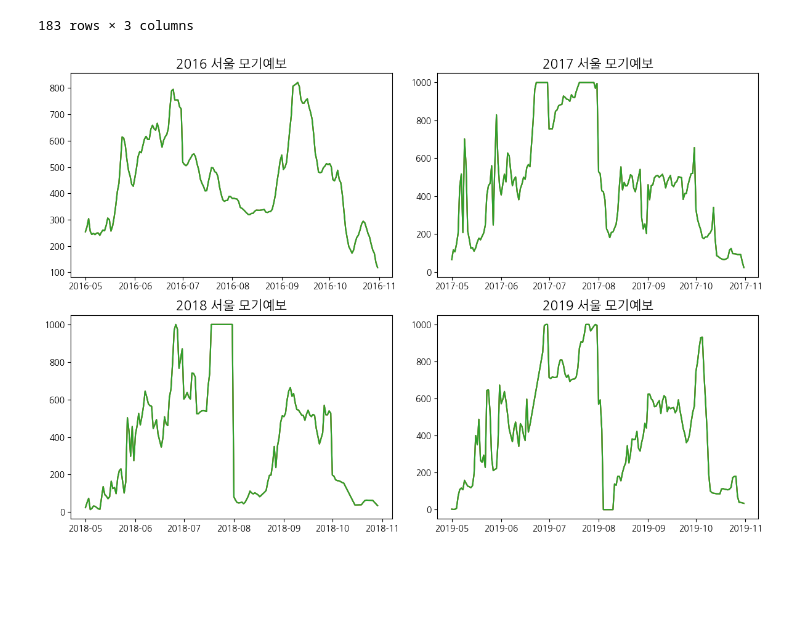
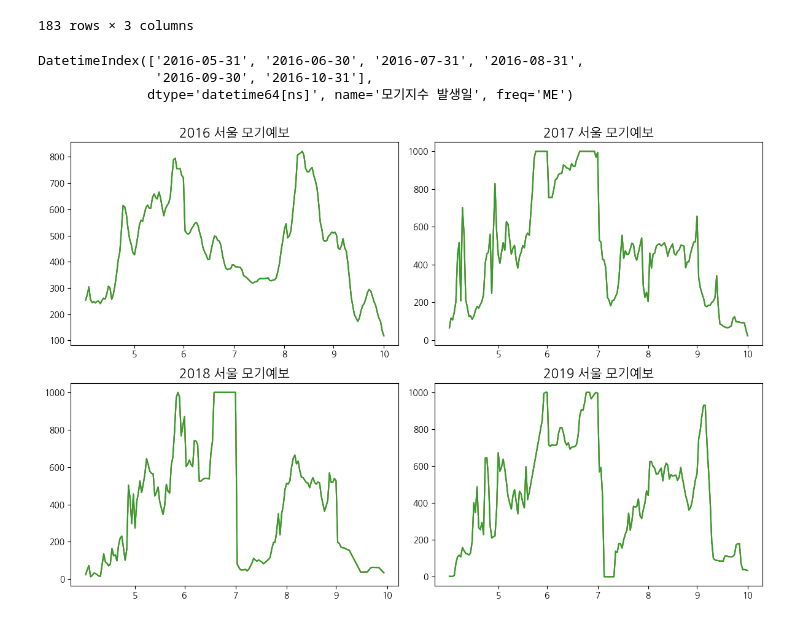
Before and after one commit to matdongsan5/Project, a Jupyter notebook: PublicData_이정욱/main.ipynb, the cells around one changed output. Cells and saved outputs as stored; diff of their text form; code cells hidden in the pictures; blank space fills up the shorter version.

```diff
--- a/PublicData_이정욱/main.ipynb
+++ b/PublicData_이정욱/main.ipynb
@@ -589,29 +589,39 @@ sm_year(2016,None,3)
 | 2016-05-02 | 273.5 | 273.5 | 273.5 |
 | 2016-05-01 | 254.4 | 254.4 | 254.4 |
 183 rows × 3 columns
+# %%
+sm_year(2016).resample('M').first().index
+# %% [output]
+DatetimeIndex(['2016-05-31', '2016-06-30', '2016-07-31', '2016-08-31',
+               '2016-09-30', '2016-10-31'],
+              dtype='datetime64[ns]', name='모기지수 발생일', freq='ME')
 # %%
 # 16 ~ 24
 fig, ax = plt.subplots(2,2, figsize=(12,8))
 
 
 data1 = sm_year(2016)
 data2 = sm_year(2017)
 data3 = sm_year(2018)
 data4 = sm_year(2019)
 
 ax[0,0].plot(sm_year(2016).index, data1)
 ax[0,0].set_title('2016 서울 모기예보', fontdict={'fontsize':15} )
+ax[0,0].set_xticks(sm_year(2016).resample('M').last().index, labels= sm_year(2016).resample('M').last().index.month)
 
 ax[0,1].plot(sm_year(2017).index, data2)
 ax[0,1].set_title('2017 서울 모기예보', fontdict={'fontsize':15} )
+ax[0,1].set_xticks(sm_year(2017).resample('M').last().index, labels= sm_year(2017).resample('M').last().index.month)
 
 ax[1,0].plot(sm_year(2018).index, data3)
 ax[1,0].set_title('2018 서울 모기예보', fontdict={'fontsize':15} )
+ax[1,0].set_xticks(sm_year(2018).resample('M').last().index, labels= sm_year(2018).resample('M').last().index.month)
 
 ax[1,1].plot(sm_year(2019).index, data4)
 ax[1,1].set_title('2019 서울 모기예보', fontdict={'fontsize':15} )
+ax[1,1].set_xticks(sm_year(2019).resample('M').last().index, labels= sm_year(2019).resample('M').last().index.month)
 
 plt.tight_layout()
 plt.show()
 # %% [output]
-[figure, old version]
+[figure, new version]
```
Also changed, not shown: parts of 5 cells of this notebook.
